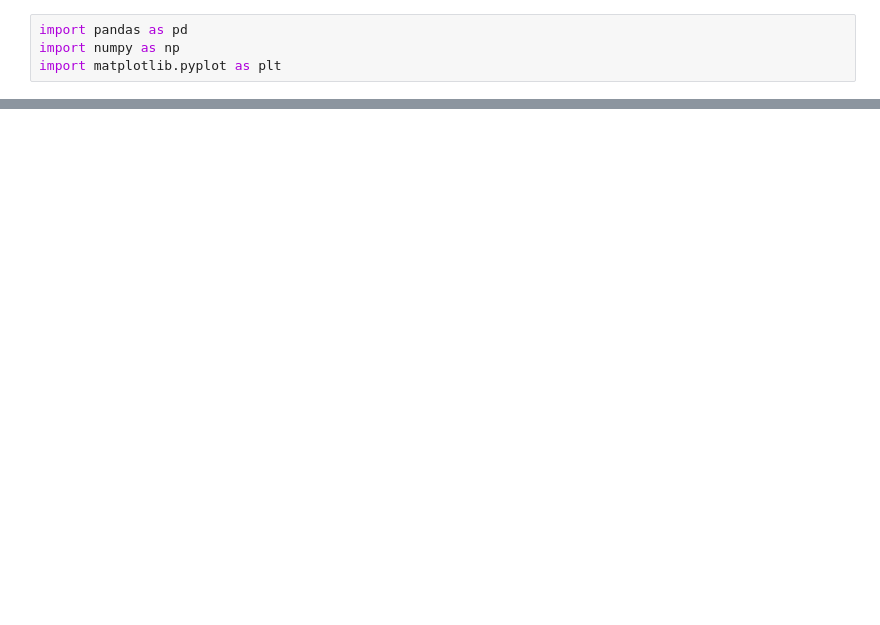
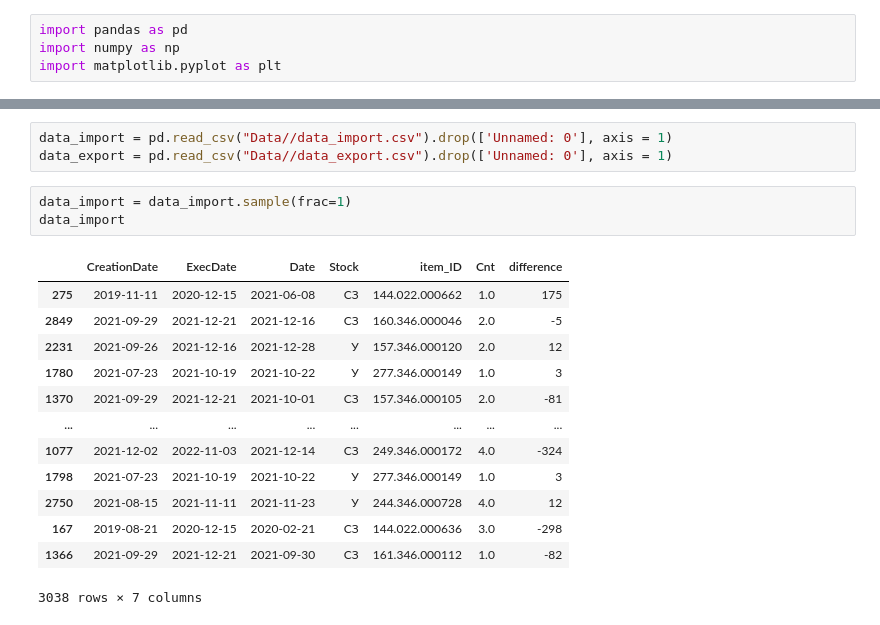
Before and after one commit to constantfear/aviahack2022, a Jupyter notebook: model.ipynb, the cells around one changed output, grey strips where cells are left out. Cells and saved outputs as stored; diff of their text form; blank space fills up the shorter version.

```diff
--- a/model.ipynb
+++ b/model.ipynb
@@ -213,0 +5,20 @@ for x, y in val.take(3):
+# %%
+data_import = pd.read_csv("Data//data_import.csv").drop(['Unnamed: 0'], axis = 1)
+data_export = pd.read_csv("Data//data_export.csv").drop(['Unnamed: 0'], axis = 1)
+# %%
+data_import = data_import.sample(frac=1)
+data_import
+# %% [output]
+|  | CreationDate | ExecDate | Date | Stock | item_ID | Cnt | difference |
+| 275 | 2019-11-11 | 2020-12-15 | 2021-06-08 | СЗ | 144.022.000662 | 1.0 | 175 |
+| 2849 | 2021-09-29 | 2021-12-21 | 2021-12-16 | СЗ | 160.346.000046 | 2.0 | -5 |
+| 2231 | 2021-09-26 | 2021-12-16 | 2021-12-28 | У | 157.346.000120 | 2.0 | 12 |
+| 1780 | 2021-07-23 | 2021-10-19 | 2021-10-22 | У | 277.346.000149 | 1.0 | 3 |
+| 1370 | 2021-09-29 | 2021-12-21 | 2021-10-01 | СЗ | 157.346.000105 | 2.0 | -81 |
+| ... | ... | ... | ... | ... | ... | ... | ... |
+| 1077 | 2021-12-02 | 2022-11-03 | 2021-12-14 | СЗ | 249.346.000172 | 4.0 | -324 |
+| 1798 | 2021-07-23 | 2021-10-19 | 2021-10-22 | У | 277.346.000149 | 1.0 | 3 |
+| 2750 | 2021-08-15 | 2021-11-11 | 2021-11-23 | У | 244.346.000728 | 4.0 | 12 |
+| 167 | 2019-08-21 | 2020-12-15 | 2020-02-21 | СЗ | 144.022.000636 | 3.0 | -298 |
+| 1366 | 2021-09-29 | 2021-12-21 | 2021-09-30 | СЗ | 161.346.000112 | 1.0 | -82 |
+3038 rows × 7 columns
```
Also changed, not shown: parts of 57 cells of this notebook, 12 other files.
